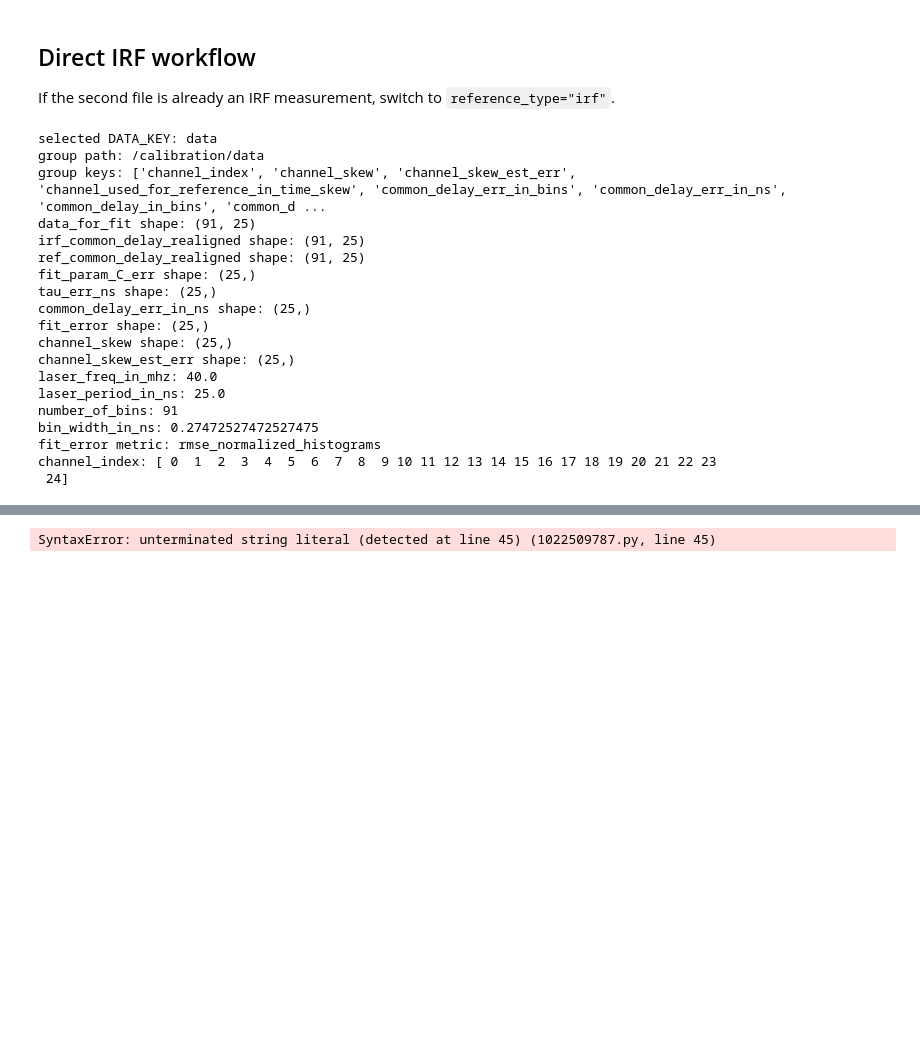
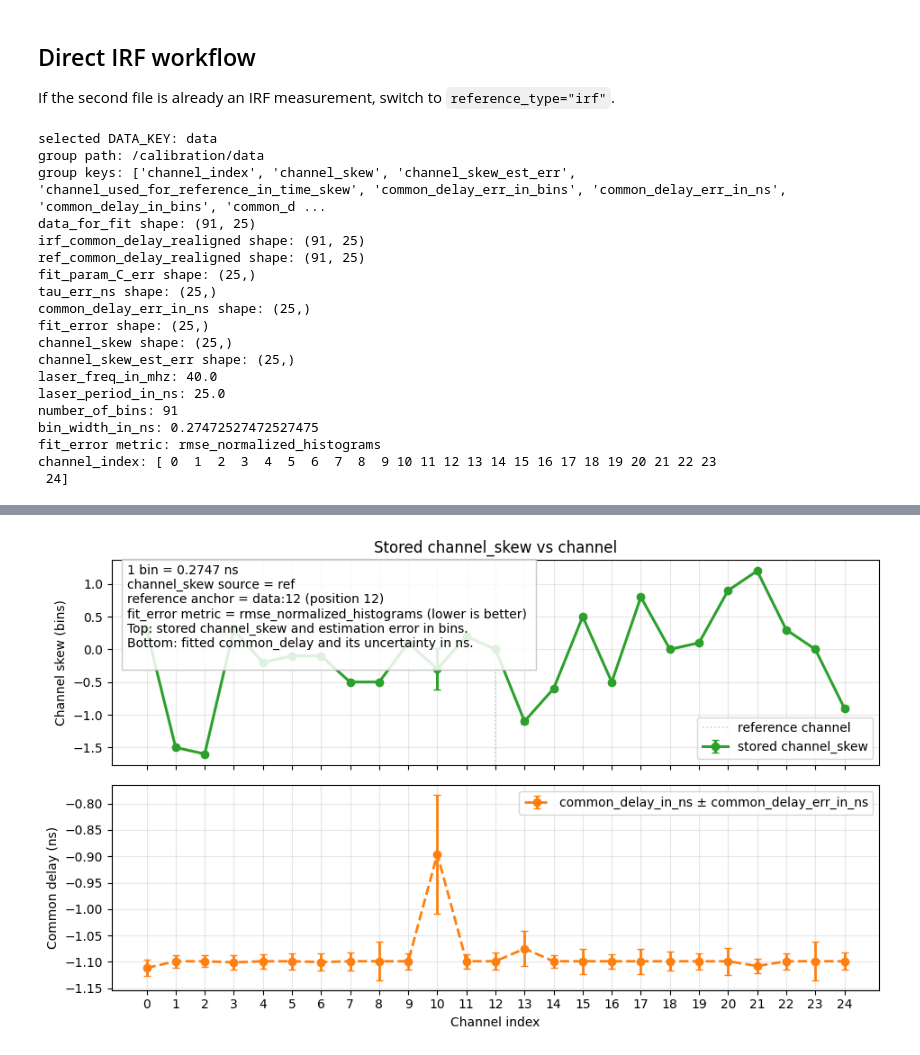
Before and after one commit to VicidominiLab/BrightEyes-Flim, a Jupyter notebook: example notebooks/h5 DFD calibration workflow.ipynb, the cells around one changed output, grey strips where cells are left out. Drawn from its saved outputs; the diff is of its cells as text; code cells hidden in the pictures; blank space fills up the shorter version.

```diff
--- a/example notebooks/h5 DFD calibration workflow.ipynb
+++ b/example notebooks/h5 DFD calibration workflow.ipynb
@@ -617,55 +614,48 @@ ax_shift.errorbar(
 )
 if ref_data_key == current_data_key and ref_channel in set(shift_channels.tolist()):
     ax_shift.axvline(ref_channel, color="0.8", linestyle=":", linewidth=1.2, label="reference channel")
-ax_shift.set_ylabel("Channel skew
-(bins)")
+ax_shift.set_ylabel("Channel skew (bins)")
 ax_shift.set_title("Stored channel_skew vs channel")
 ax_shift.grid(True, alpha=0.3)
 ax_shift.legend(loc="best")
 
 ax_delay.errorbar(
     shift_channels,
     common_delay_ns,
     yerr=common_delay_err_ns,
     fmt="o--",
     color="tab:orange",
     linewidth=2.0,
     markersize=6,
     capsize=3,
     label="common_delay_in_ns ± common_delay_err_in_ns",
 )
 ax_delay.set_xlabel("Channel index")
-ax_delay.set_ylabel("Common delay
-(ns)")
+ax_delay.set_ylabel("Common delay (ns)")
 ax_delay.set_xticks(shift_channels)
 ax_delay.grid(True, alpha=0.3)
 ax_delay.legend(loc="best")
 
 ax_shift.text(
     0.02,
     0.98,
     (
-        f"1 bin = {bin_width_in_ns:.4f} ns
-"
-        f"channel_skew source = {channel_skew_source_name}
-"
-        f"reference anchor = {ref_data_key}:{ref_channel} (position {ref_position})
-"
-        f"fit_error metric = {fit_error_metric} (lower is better)
-"
-        "Top: stored channel_skew and estimation error in bins.
-"
-        "Bottom: fitted common_delay and its uncertainty in ns."
+        f"1 bin = {bin_width_in_ns:.4f} ns \n"
+        f"channel_skew source = {channel_skew_source_name} \n"
+        f"reference anchor = {ref_data_key}:{ref_channel} (position {ref_position}) \n"
+        f"fit_error metric = {fit_error_metric} (lower is better) \n"
+        "Top: stored channel_skew and estimation error in bins. \n"
+        "Bottom: fitted common_delay and its uncertainty in ns. \n"
     ),
     transform=ax_shift.transAxes,
     ha="left",
     va="top",
     bbox=dict(facecolor="white", alpha=0.85, edgecolor="0.75"),
 )
 
 plt.show()
 # %% [output]
-SyntaxError: unterminated string literal (detected at line 45) (1022509787.py, line 45)
+[figure, added]
 # %%
 data_keys = [DATA_KEY] if isinstance(DATA_KEY, str) else list(DATA_KEY)
 
```
Also changed, not shown: parts of 13 cells of this notebook, 8 other files.
